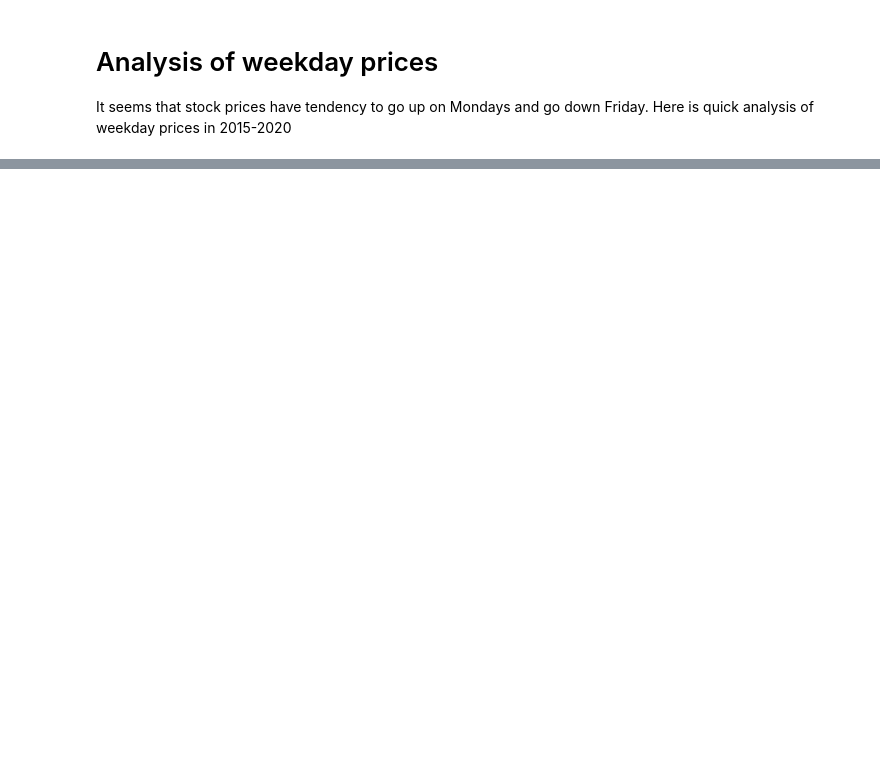
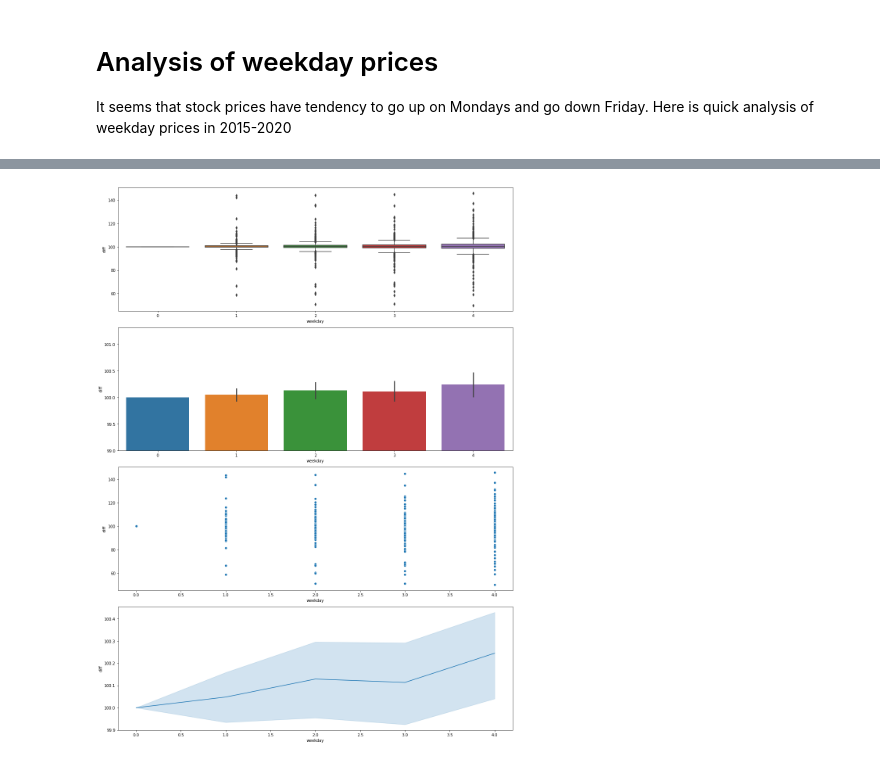
Before and after one commit to kirillstrelkov/playground, a Jupyter notebook: stocks/buy_sell_analysis/analysis.ipynb, the cells around one changed output, grey strips where cells are left out. Saved outputs shown, nothing was run; the diff lists cells and outputs as text; code cells hidden in the pictures; blank space fills up the shorter version.

```diff
--- a/stocks/buy_sell_analysis/analysis.ipynb
+++ b/stocks/buy_sell_analysis/analysis.ipynb
@@ -142,0 +94,7 @@ df_percent_diff
+# %%
+from analysis import get_best_weekday
+
+
+df = get_best_weekday("sp500.csv", limit=LIMIT)
+
+df
@@ -142,0 +116,4 @@ df_percent_diff
+# %%
+plot(x='weekday', y='diff', data=df)
+# %% [output]
+[figure, added]
```
Also changed, not shown: parts of 14 cells of this notebook, 2 other files.
